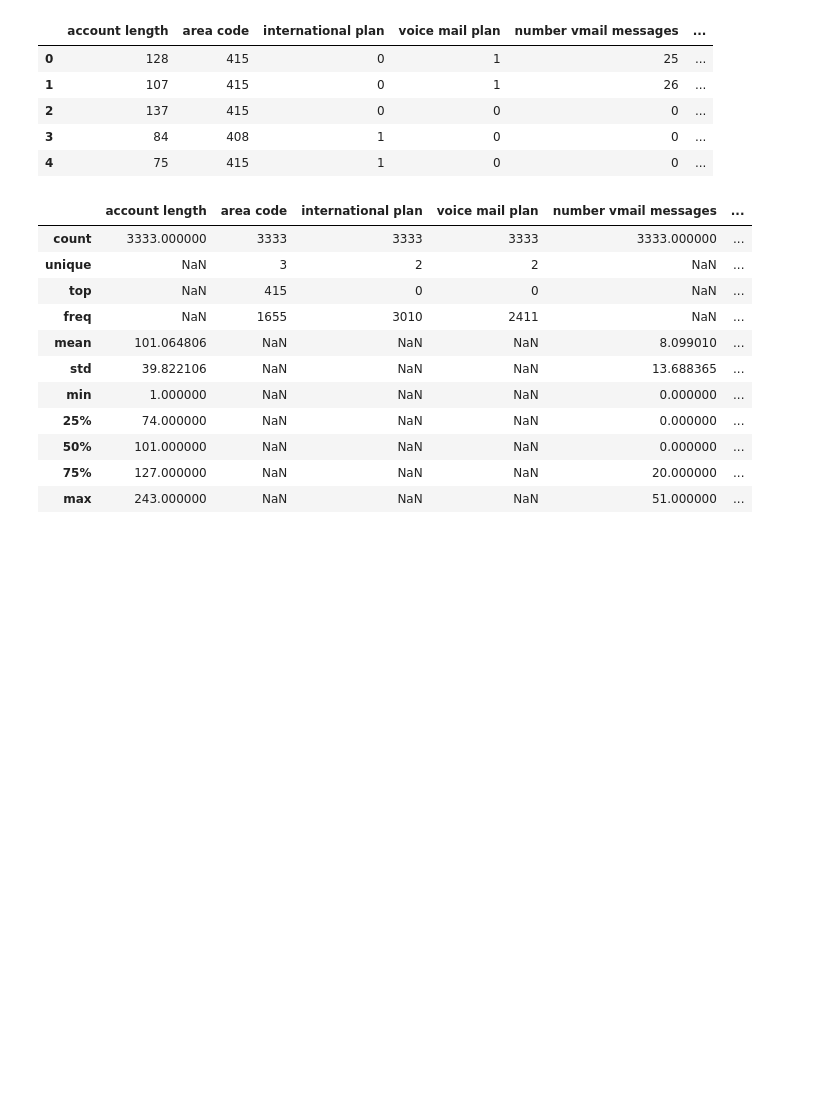
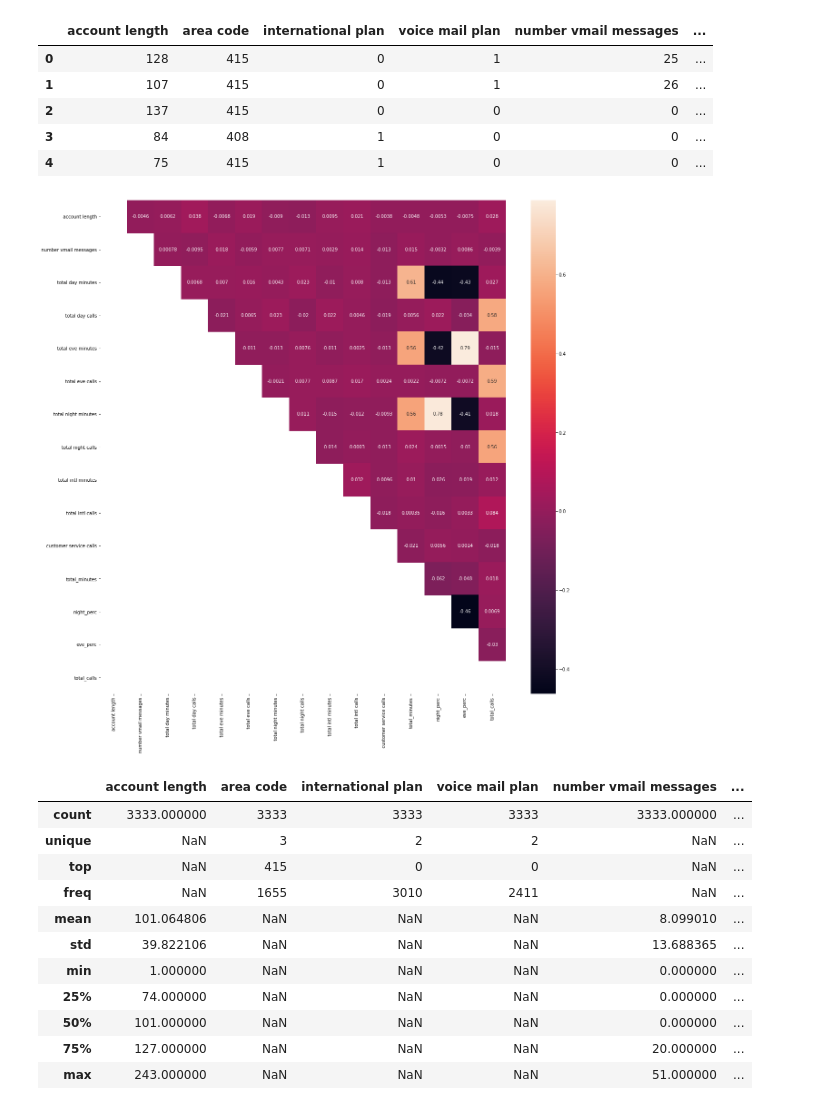
Before and after one commit to ptorres001/customer_churn, a Jupyter notebook: 01_EDA_Cleaning.ipynb, the cells around one changed output. Saved outputs shown, nothing was run; the diff lists cells and outputs as text; code cells hidden in the pictures; blank space fills up the shorter version.

```diff
--- a/01_EDA_Cleaning.ipynb
+++ b/01_EDA_Cleaning.ipynb
@@ -227,26 +262,0 @@ df[df['total day charge'].eq(0)]
-# %%
-df['day_price'] = df['total day charge'] / df['total day minutes']
-df['eve_price'] = df['total eve charge'] / df['total eve minutes']
-df['night_price'] = df['total night charge'] / df['total night minutes']
-df['int_price'] = df['total intl charge'] / df['total intl minutes']
-
-df['total_minutes'] = (df['total day minutes'] + df['total eve minutes'] + df['total intl minutes'] + df['total night minutes'])
-df['day_perc'] = (df['total day minutes'] / df['total_minutes'])
-df['night_perc'] = (df['total night minutes'] / df['total_minutes'])
-df['eve_perc'] = (df['total eve minutes'] / df['total_minutes'])
-df['intl_perc'] = (df['total intl minutes'] / df['total_minutes'])
-
-
-df['total_calls'] = (df['total day calls'] + df['total eve calls'] + df['total night calls'] + df['total intl calls'])
-df['night_owl'] = np.where( (df['night_perc'] >= 0.34 ) ,'1','0')
-df['day_only'] = np.where( (df['day_perc'] >= 0.31 ) ,'1','0')
-df['traveler'] = np.where( (df['intl_perc'] >= 0.018 ) ,'1','0')
-
-# got rid of this column because no customer was roaming
-#df['roaming'] = np.where( (df['international plan'] == 0 ) & (df['total intl calls'] > 0)   ,'1','0' )
-
-
-new_lst = ['total_calls','int_price','night_price','eve_price','day_price','night_owl','day_only','traveler','total_minutes',
-          'day_perc','eve_perc','night_perc','intl_perc']
-
-df[new_lst].describe(include= 'all')
@@ -352,6 +349,14 @@ df1.head()
 | 2 | 137 | 415 | 0 | 0 | 0 | ... |
 | 3 | 84 | 408 | 1 | 0 | 0 | ... |
 | 4 | 75 | 415 | 1 | 0 | 0 | ... |
+# %%
+corr = df1.corr()
+upper_tri = corr.where(np.triu(np.ones(corr.shape),k=1).astype(np.bool))
+fig,ax = plt.subplots(figsize = (20,20))
+sb.heatmap(upper_tri,annot = True)
+plt.show()
+# %% [output]
+[figure, added]
 # %%
 df1.describe(include= 'all')
 # %% [output]
```
Also changed, not shown: parts of 12 cells of this notebook.
